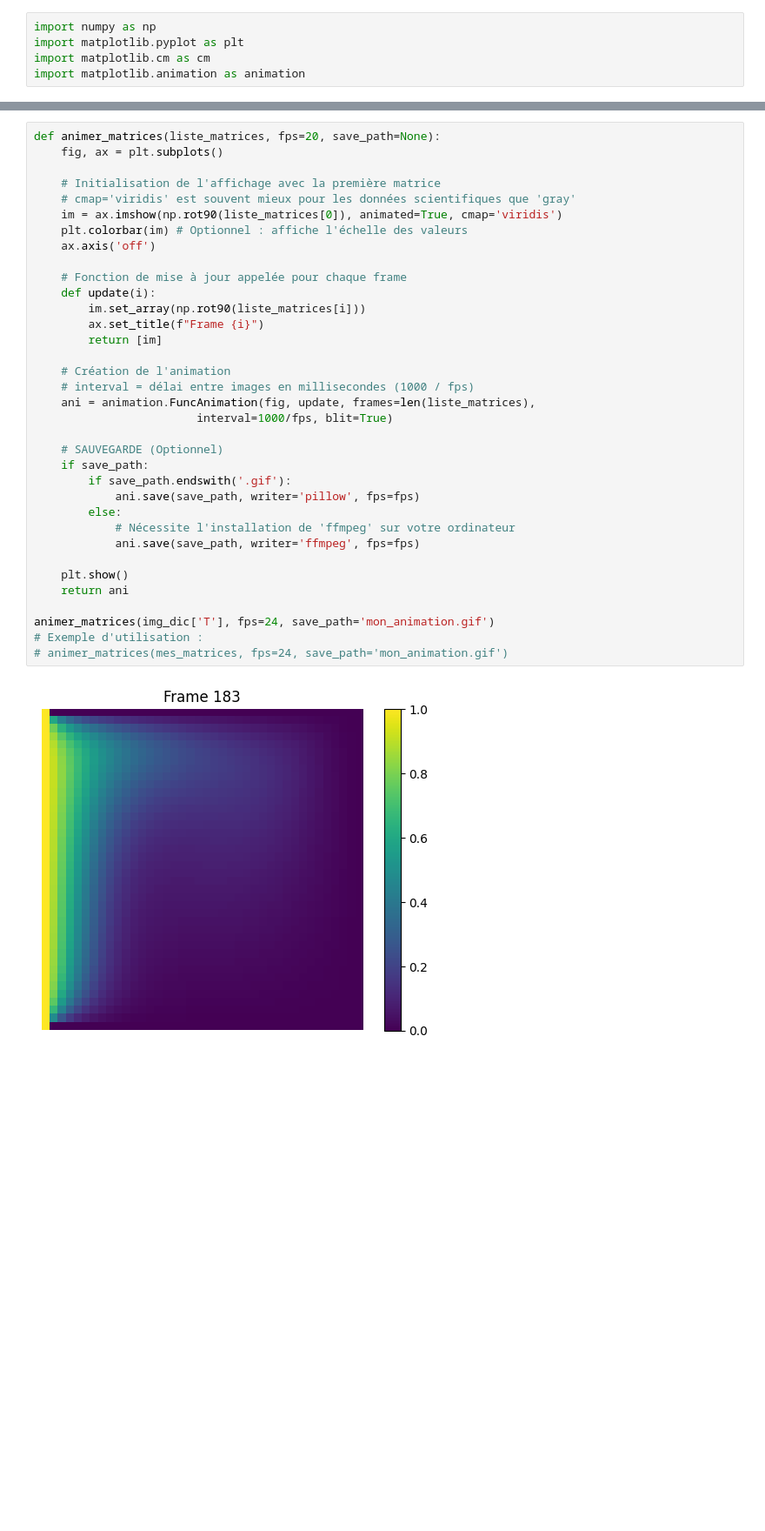
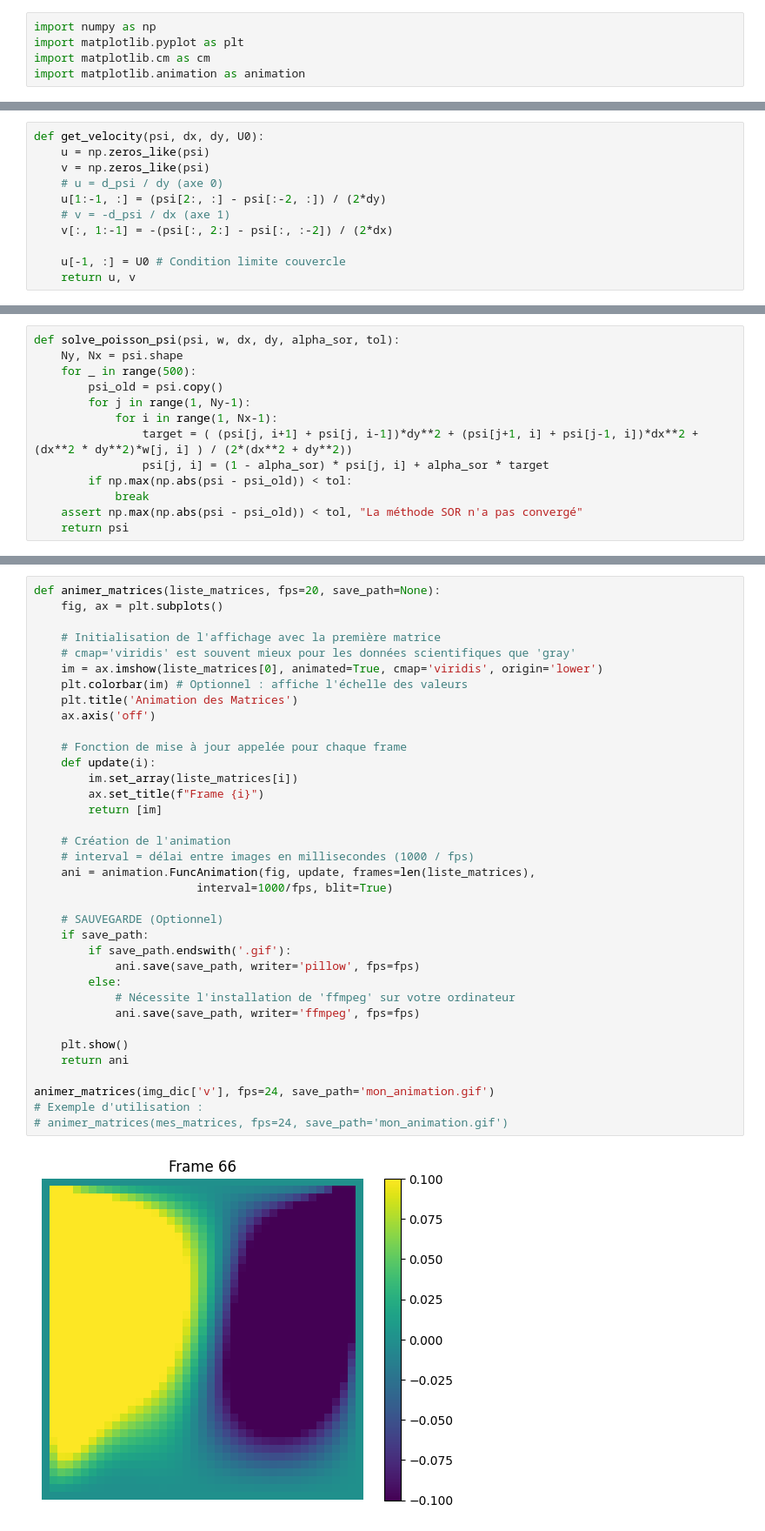
Before and after one commit to PierreG25/Thermal-transfert, a Jupyter notebook: ADI_Thomas.ipynb, the cells around one changed output, grey strips where cells are left out. Shown at 87% size. Drawn from its saved outputs; the diff is of its cells as text; blank space fills up the shorter version.

```diff
--- a/ADI_Thomas.ipynb
+++ b/ADI_Thomas.ipynb
@@ -205,0 +35,11 @@ Convergence atteinte à l'itération 1825 !
+# %%
+def get_velocity(psi, dx, dy, U0):
+    u = np.zeros_like(psi)
+    v = np.zeros_like(psi)
+    # u = d_psi / dy (axe 0)
+    u[1:-1, :] = (psi[2:, :] - psi[:-2, :]) / (2*dy)
+    # v = -d_psi / dx (axe 1)
+    v[:, 1:-1] = -(psi[:, 2:] - psi[:, :-2]) / (2*dx)
+
+    u[-1, :] = U0 # Condition limite couvercle
+    return u, v
@@ -205,0 +149,13 @@ Convergence atteinte à l'itération 1825 !
+# %%
+def solve_poisson_psi(psi, w, dx, dy, alpha_sor, tol):
+    Ny, Nx = psi.shape
+    for _ in range(500):
+        psi_old = psi.copy()
+        for j in range(1, Ny-1):
+            for i in range(1, Nx-1):
+                target = ( (psi[j, i+1] + psi[j, i-1])*dy**2 + (psi[j+1, i] + psi[j-1, i])*dx**2 + (dx**2 * dy**2)*w[j, i] ) / (2*(dx**2 + dy**2))
+                psi[j, i] = (1 - alpha_sor) * psi[j, i] + alpha_sor * target
+        if np.max(np.abs(psi - psi_old)) < tol:
+            break
+    assert np.max(np.abs(psi - psi_old)) < tol, "La méthode SOR n'a pas convergé"
+    return psi
@@ -209,35 +277,36 @@ def animer_matrices(liste_matrices, fps=20, save_path=None):
 
     # Initialisation de l'affichage avec la première matrice
     # cmap='viridis' est souvent mieux pour les données scientifiques que 'gray'
-    im = ax.imshow(np.rot90(liste_matrices[0]), animated=True, cmap='viridis')
+    im = ax.imshow(liste_matrices[0], animated=True, cmap='viridis', origin='lower')
     plt.colorbar(im) # Optionnel : affiche l'échelle des valeurs
+    plt.title('Animation des Matrices')
     ax.axis('off')
 
     # Fonction de mise à jour appelée pour chaque frame
     def update(i):
-        im.set_array(np.rot90(liste_matrices[i]))
+        im.set_array(liste_matrices[i])
         ax.set_title(f"Frame {i}")
         return [im]
 
     # Création de l'animation
     # interval = délai entre images en millisecondes (1000 / fps)
     ani = animation.FuncAnimation(fig, update, frames=len(liste_matrices),
                         interval=1000/fps, blit=True)
 
     # SAUVEGARDE (Optionnel)
     if save_path:
         if save_path.endswith('.gif'):
             ani.save(save_path, writer='pillow', fps=fps)
         else:
             # Nécessite l'installation de 'ffmpeg' sur votre ordinateur
             ani.save(save_path, writer='ffmpeg', fps=fps)
 
     plt.show()
     return ani
 
-animer_matrices(img_dic['T'], fps=24, save_path='mon_animation.gif')
+animer_matrices(img_dic['v'], fps=24, save_path='mon_animation.gif')
 # Exemple d'utilisation :
 # animer_matrices(mes_matrices, fps=24, save_path='mon_animation.gif')
 # %% [output]
-[figure, old version]
+[figure, new version]
 <matplotlib.animation.FuncAnimation at 0x...>
```
Also changed, not shown: parts of 6 cells of this notebook, 1 other file.
